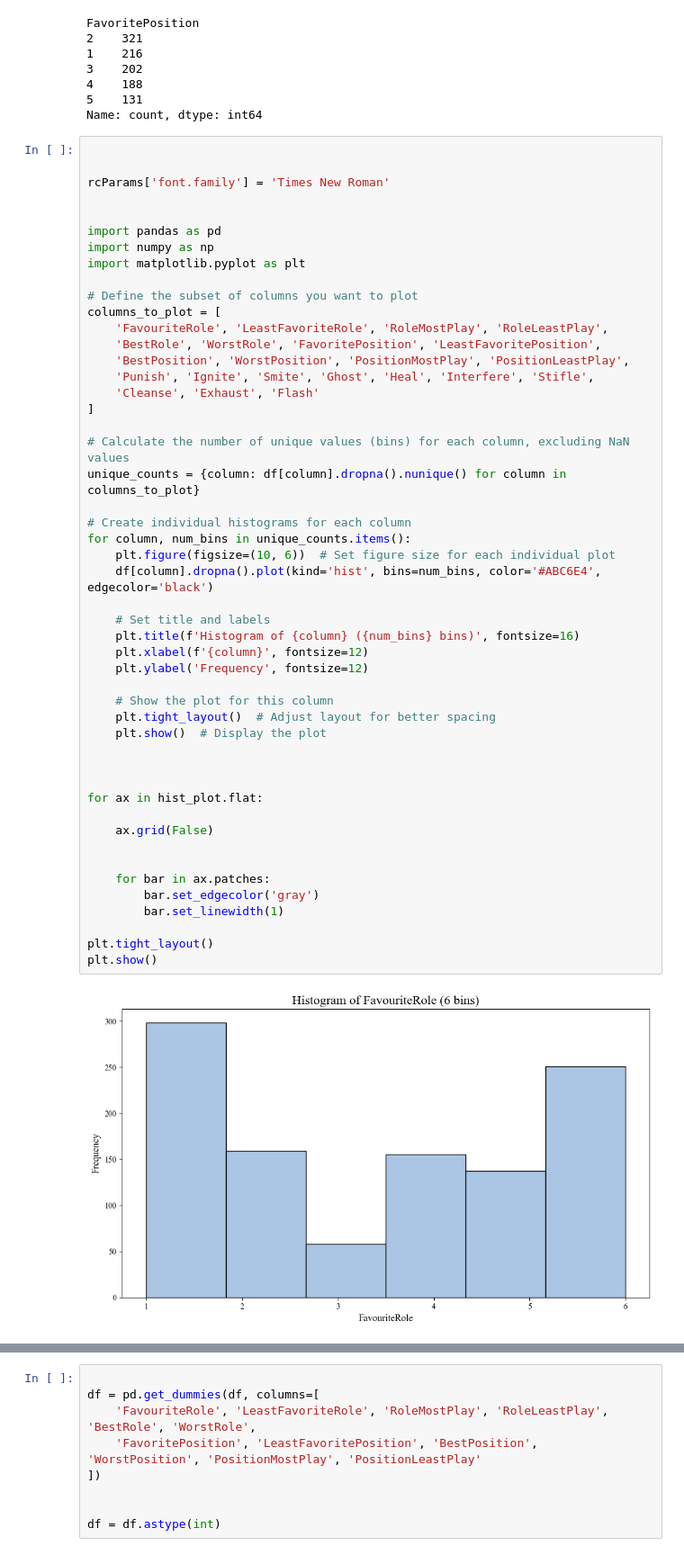
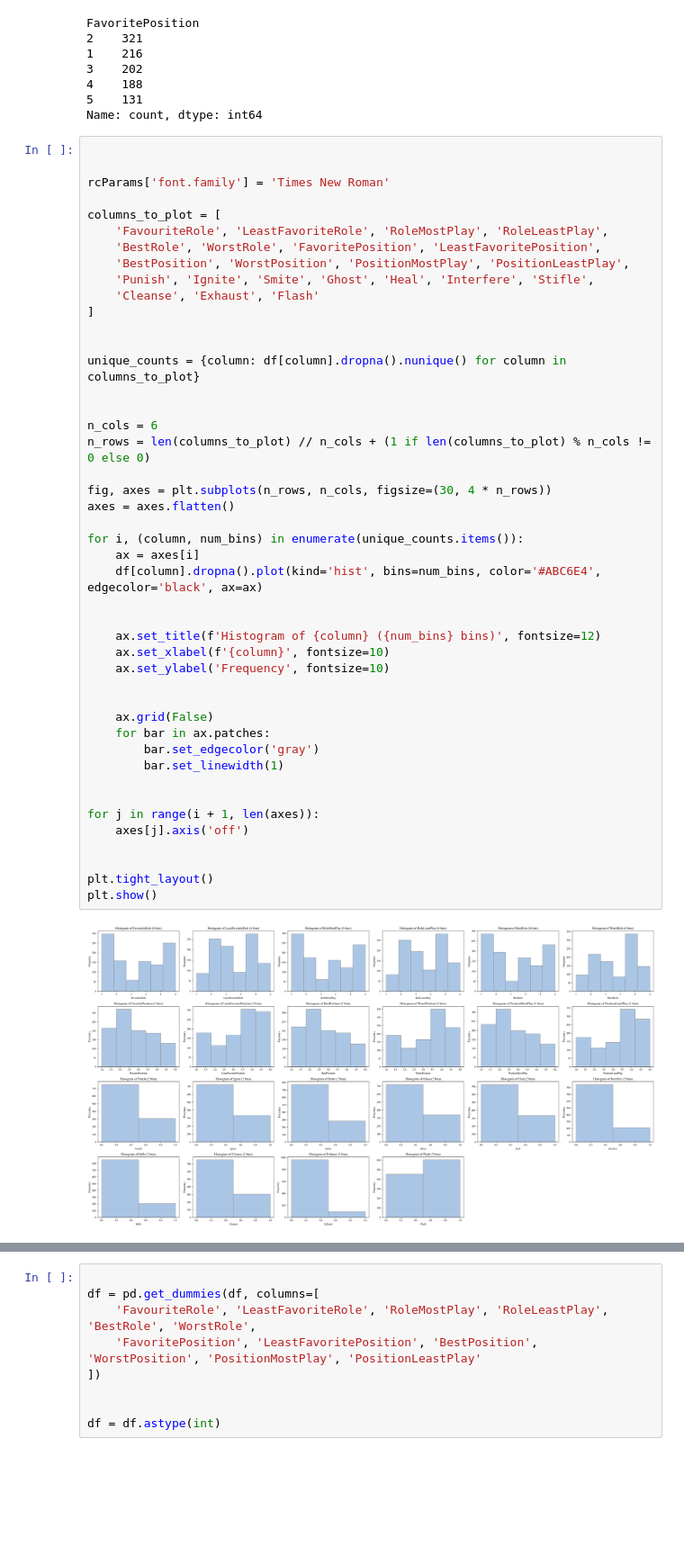
Before and after one commit to Kilig1210/MOBA-game, a Jupyter notebook: game_data_clean.ipynb, the cells around one changed output, grey strips where cells are left out. Shown at 90% size. Drawn from its saved outputs; the diff is of its cells as text; blank space fills up the shorter version.

Commit message:
plots

```diff
--- a/game_data_clean.ipynb
+++ b/game_data_clean.ipynb
@@ -170,51 +170,47 @@ Name: count, dtype: int64
 # %%
 
 
 rcParams['font.family'] = 'Times New Roman'
 
-
-import pandas as pd
-import numpy as np
-import matplotlib.pyplot as plt
-
-# Define the subset of columns you want to plot
 columns_to_plot = [
     'FavouriteRole', 'LeastFavoriteRole', 'RoleMostPlay', 'RoleLeastPlay',
     'BestRole', 'WorstRole', 'FavoritePosition', 'LeastFavoritePosition',
     'BestPosition', 'WorstPosition', 'PositionMostPlay', 'PositionLeastPlay',
     'Punish', 'Ignite', 'Smite', 'Ghost', 'Heal', 'Interfere', 'Stifle',
     'Cleanse', 'Exhaust', 'Flash'
 ]
 
-# Calculate the number of unique values (bins) for each column, excluding NaN values
+
 unique_counts = {column: df[column].dropna().nunique() for column in columns_to_plot}
 
-# Create individual histograms for each column
-for column, num_bins in unique_counts.items():
-    plt.figure(figsize=(10, 6))  # Set figure size for each individual plot
-    df[column].dropna().plot(kind='hist', bins=num_bins, color='#ABC6E4', edgecolor='black')
 
-    # Set title and labels
-    plt.title(f'Histogram of {column} ({num_bins} bins)', fontsize=16)
-    plt.xlabel(f'{column}', fontsize=12)
-    plt.ylabel('Frequency', fontsize=12)
+n_cols = 6
+n_rows = len(columns_to_plot) // n_cols + (1 if len(columns_to_plot) % n_cols != 0 else 0)
 
-    # Show the plot for this column
-    plt.tight_layout()  # Adjust layout for better spacing
-    plt.show()  # Display the plot
+fig, axes = plt.subplots(n_rows, n_cols, figsize=(30, 4 * n_rows))
+axes = axes.flatten()
+
+for i, (column, num_bins) in enumerate(unique_counts.items()):
+    ax = axes[i]
+    df[column].dropna().plot(kind='hist', bins=num_bins, color='#ABC6E4', edgecolor='black', ax=ax)
 
 
+    ax.set_title(f'Histogram of {column} ({num_bins} bins)', fontsize=12)
+    ax.set_xlabel(f'{column}', fontsize=10)
+    ax.set_ylabel('Frequency', fontsize=10)
 
-for ax in hist_plot.flat:
 
     ax.grid(False)
-
-
     for bar in ax.patches:
         bar.set_edgecolor('gray')
         bar.set_linewidth(1)
 
+
+for j in range(i + 1, len(axes)):
+    axes[j].axis('off')
+
+
 plt.tight_layout()
 plt.show()
 # %% [output]
-[figure, old version]
+[figure, new version]
```
Also changed, not shown: parts of 1 cell of this notebook.
